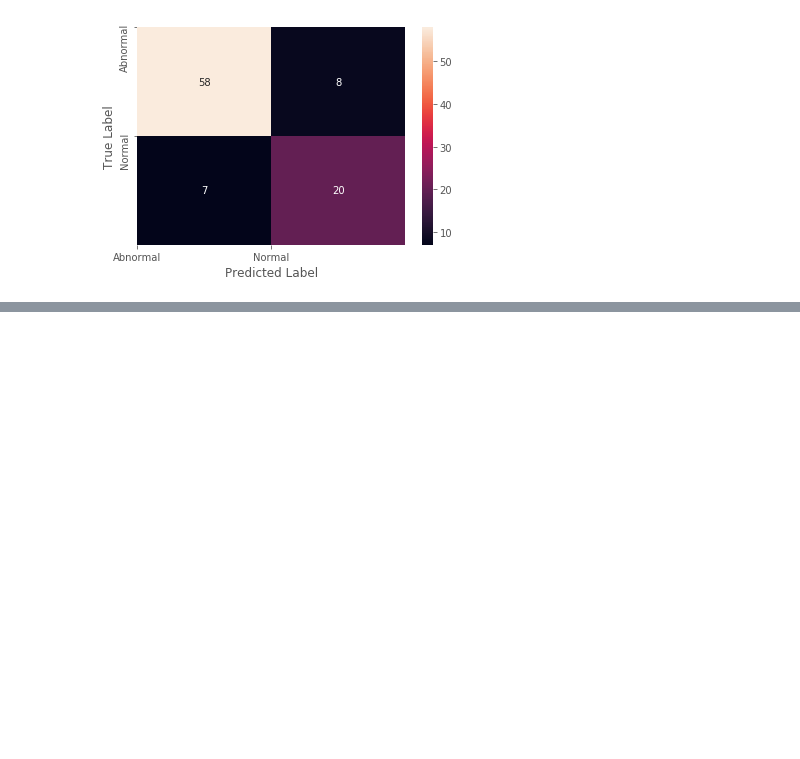
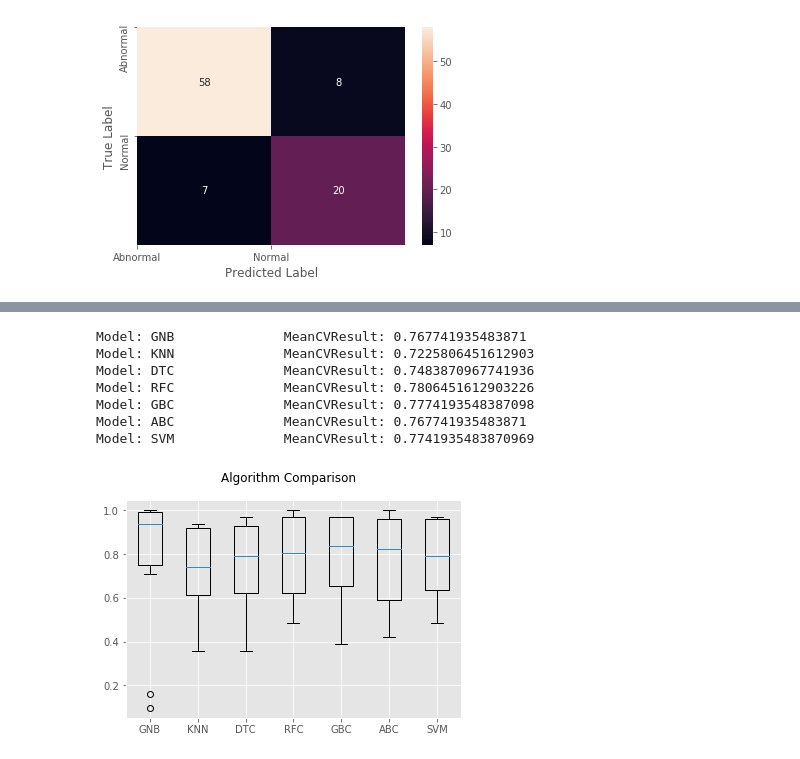
Before and after one commit to RohanAwhad/MachineLearning-DataMiningWareHousing-OrthopedicPatientClassification, a Jupyter notebook: Orthopedic patient classification 2Classes.ipynb, the cells around one changed output, grey strips where cells are left out. Saved outputs shown, nothing was run; the diff lists cells and outputs as text; code cells hidden in the pictures; blank space fills up the shorter version.

```diff
--- a/Orthopedic patient classification 2Classes.ipynb
+++ b/Orthopedic patient classification 2Classes.ipynb
@@ -257,0 +344,18 @@ weighted avg       0.84      0.84      0.84        93
+# %%
+from sklearn.model_selection import cross_val_score
+from sklearn.preprocessing import scale
+
+x_scaled = scale(x)
+
+names, results = cross_val_multiple_models(models, x_scaled, y, seed, scoring)
+
+algo_comp_box_plot(results, names)
+# %% [output]
+Model: GNB              MeanCVResult: 0.767741935483871
+Model: KNN              MeanCVResult: 0.7225806451612903
+Model: DTC              MeanCVResult: 0.7483870967741936
+Model: RFC              MeanCVResult: 0.7806451612903226
+Model: GBC              MeanCVResult: 0.7774193548387098
+Model: ABC              MeanCVResult: 0.767741935483871
+Model: SVM              MeanCVResult: 0.7741935483870969
+[figure, added]
```
Also changed, not shown: parts of 16 cells of this notebook.
